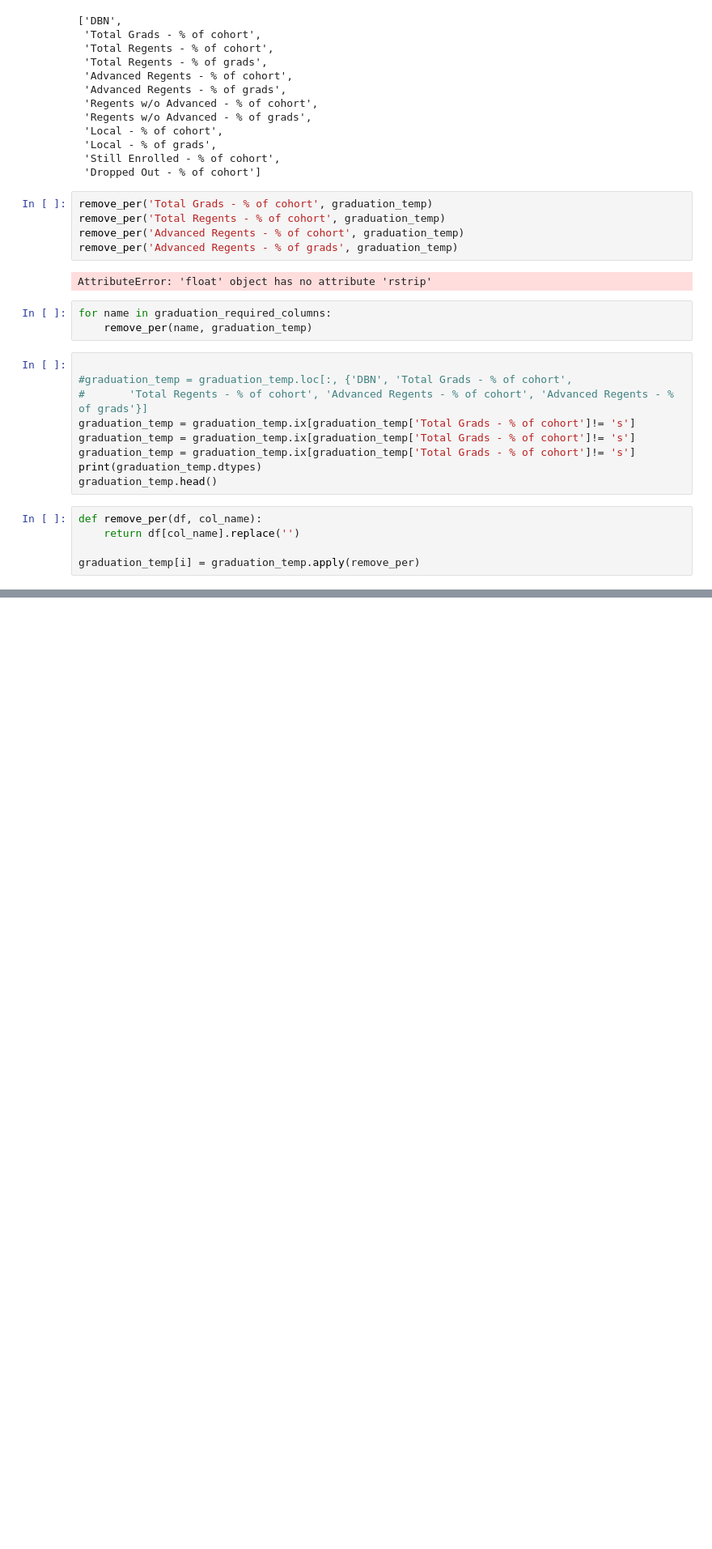
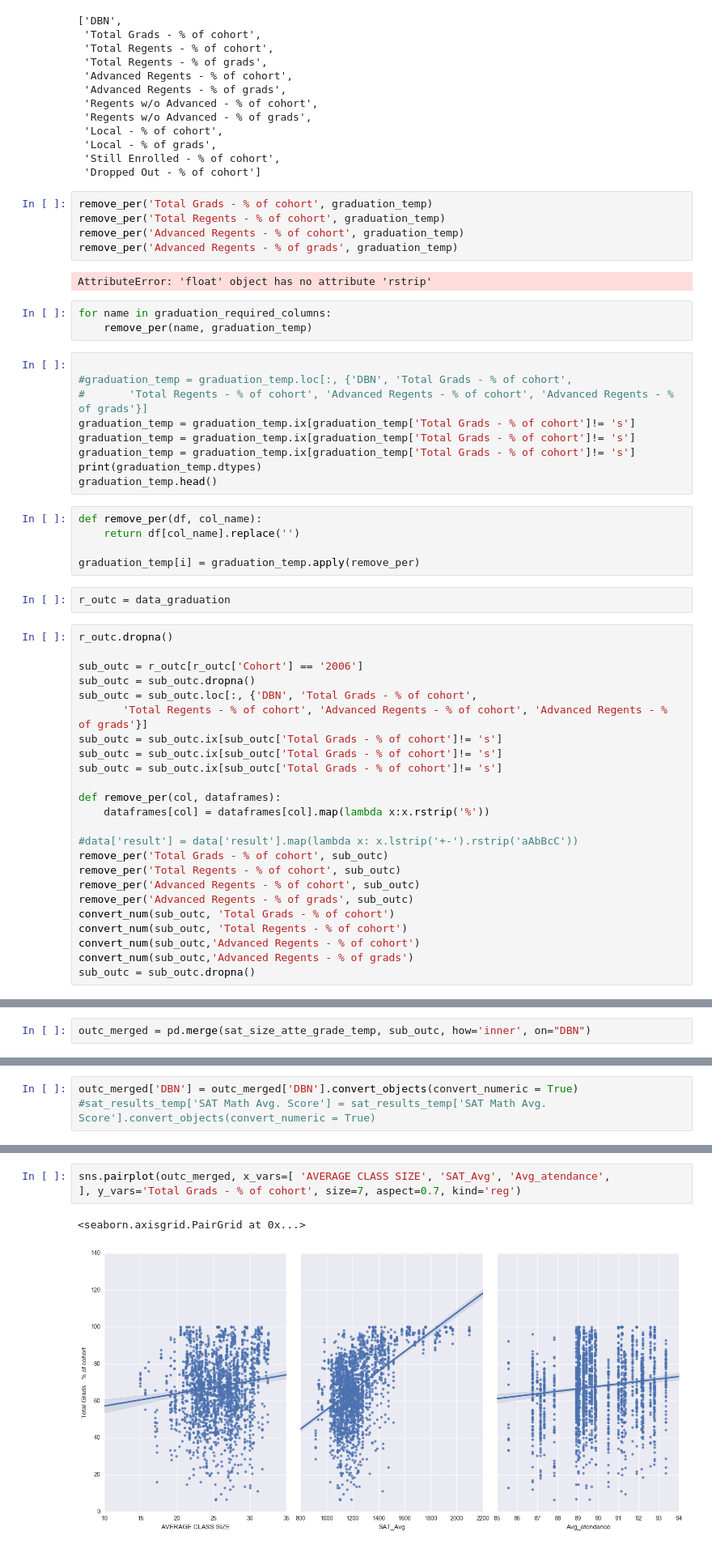
Before and after one commit to ckyko/CSC59970Project, a Jupyter notebook: school and SAT score.ipynb, the cells around one changed output, grey strips where cells are left out. Shown at 81% size. Saved outputs shown, nothing was run; the diff lists cells and outputs as text; blank space fills up the shorter version.

```diff
--- a/school and SAT score.ipynb
+++ b/school and SAT score.ipynb
@@ -1575,3 +1611,29 @@ def remove_per(df, col_name):
     return df[col_name].replace('')
 
 graduation_temp[i] = graduation_temp.apply(remove_per)
+# %%
+r_outc = data_graduation
+# %%
+r_outc.dropna()
+
+sub_outc = r_outc[r_outc['Cohort'] == '2006']
+sub_outc = sub_outc.dropna()
+sub_outc = sub_outc.loc[:, {'DBN', 'Total Grads - % of cohort',
+       'Total Regents - % of cohort', 'Advanced Regents - % of cohort', 'Advanced Regents - % of grads'}]
+sub_outc = sub_outc.ix[sub_outc['Total Grads - % of cohort']!= 's']
+sub_outc = sub_outc.ix[sub_outc['Total Grads - % of cohort']!= 's']
+sub_outc = sub_outc.ix[sub_outc['Total Grads - % of cohort']!= 's']
+
+def remove_per(col, dataframes):
+    dataframes[col] = dataframes[col].map(lambda x:x.rstrip('%'))
+
+#data['result'] = data['result'].map(lambda x: x.lstrip('+-').rstrip('aAbBcC'))
+remove_per('Total Grads - % of cohort', sub_outc)
+remove_per('Total Regents - % of cohort', sub_outc)
+remove_per('Advanced Regents - % of cohort', sub_outc)
+remove_per('Advanced Regents - % of grads', sub_outc)
+convert_num(sub_outc, 'Total Grads - % of cohort')
+convert_num(sub_outc, 'Total Regents - % of cohort')
+convert_num(sub_outc,'Advanced Regents - % of cohort')
+convert_num(sub_outc,'Advanced Regents - % of grads')
+sub_outc = sub_outc.dropna()
@@ -1577,0 +1649,2 @@ graduation_temp[i] = graduation_temp.apply(remove_per)
+# %%
+outc_merged = pd.merge(sat_size_atte_grade_temp, sub_outc, how='inner', on="DBN")
@@ -1577,0 +1694,3 @@ graduation_temp[i] = graduation_temp.apply(remove_per)
+# %%
+outc_merged['DBN'] = outc_merged['DBN'].convert_objects(convert_numeric = True)
+#sat_results_temp['SAT Math Avg. Score'] = sat_results_temp['SAT Math Avg. Score'].convert_objects(convert_numeric = True)
@@ -1577,0 +1705,6 @@ graduation_temp[i] = graduation_temp.apply(remove_per)
+# %%
+sns.pairplot(outc_merged, x_vars=[ 'AVERAGE CLASS SIZE', 'SAT_Avg', 'Avg_atendance',
+], y_vars='Total Grads - % of cohort', size=7, aspect=0.7, kind='reg')
+# %% [output]
+<seaborn.axisgrid.PairGrid at 0x...>
+[figure, added]
```
Also changed, not shown: parts of 24 cells of this notebook.
